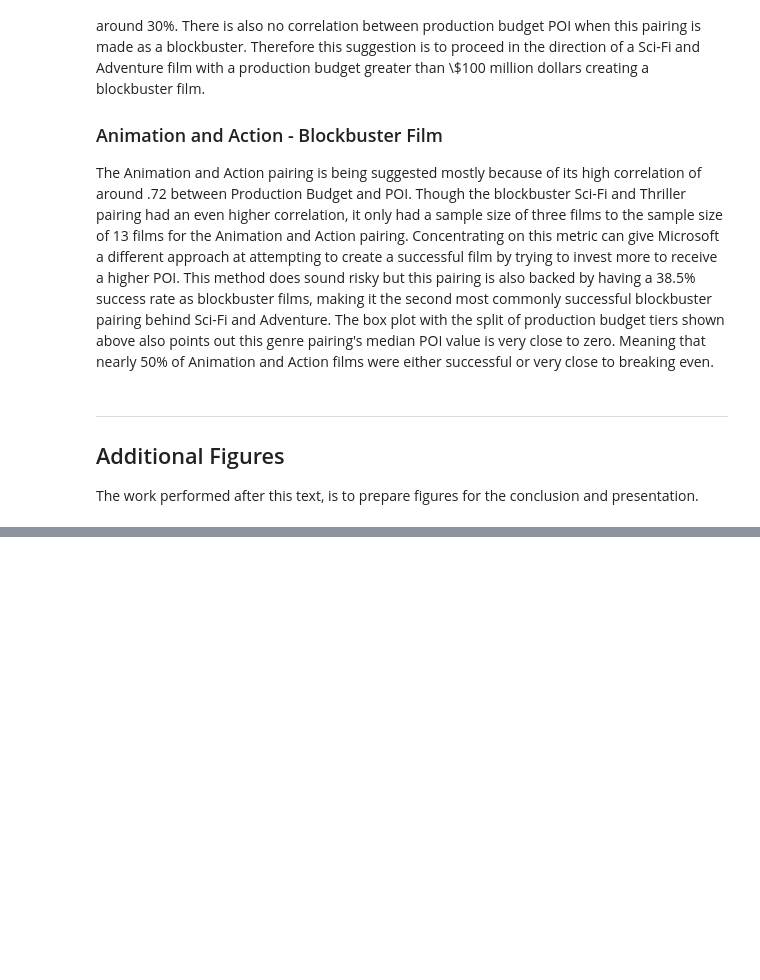
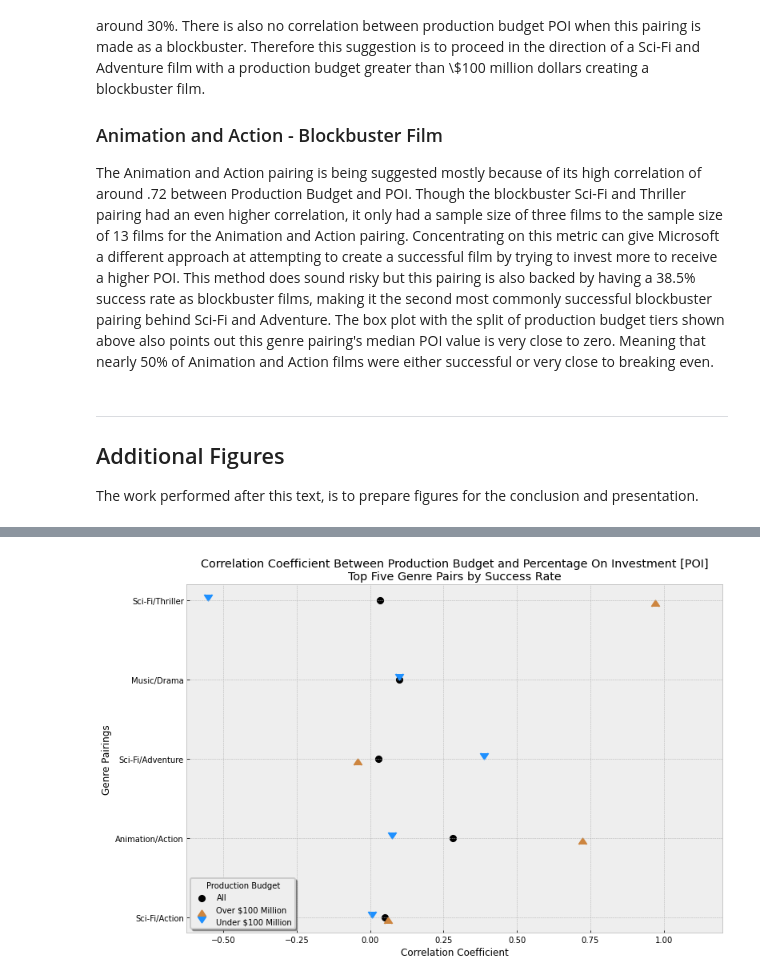
Before and after one commit to cschneck7/phase-1-project, a Jupyter notebook: index.ipynb, the cells around one changed output, grey strips where cells are left out. Cells and saved outputs as stored; diff of their text form; code cells hidden in the pictures; blank space fills up the shorter version.

```diff
--- a/index.ipynb
+++ b/index.ipynb
@@ -1266,39 +1749,41 @@ tier.
 '''
 
 #Groups correlation coef by groups above and below $100 million production budget
-df_PBt_corr_coef = df_top10_gt30milPB.groupby(['genre_pairing', 'pb_100mil'])\
+df_PBt_corr_coef = df_top5_gt30milPB.groupby(['genre_pairing', 'pb_100mil'])\
     ['adj_POI', 'production_budget'].corr().unstack().iloc[:,1]
 # Resets index
 df_PBt_corr_coef = df_PBt_corr_coef.reset_index()
 # Drops multi-index
 df_PBt_corr_coef = df_PBt_corr_coef.droplevel(level=1, axis=1)
 # Renames column to appropriate name
 df_PBt_corr_coef.rename(columns={'adj_POI': 'pb_POI_corr_coef'}, inplace=True)
 
 # Seperates the data into to seperate dataframe for over and under $100 million prod. budget
 df_PBt_corr_coef_over = df_PBt_corr_coef[df_PBt_corr_coef['pb_100mil'] == 'Over']
 df_PBt_corr_coef_under = df_PBt_corr_coef[df_PBt_corr_coef['pb_100mil'] == 'Under']
 
 # Creates plot for three sets of data
 fig, ax = plt.subplots(figsize=(12,8))
 
-sns.scatterplot(x=df_top10.prod_budget_POI_corr, y=df_top10.genre, label='All',
+sns.scatterplot(x=df_top5.prod_budget_POI_corr, y=df_top5.genre, label='All',
                      color='k', ax=ax, s=100);
 ax.scatter(x=df_PBt_corr_coef_over.pb_POI_corr_coef,
            y=df_PBt_corr_coef_over.genre_pairing, marker=6, color='peru',
            label='Over $100 Million', s=100);
 ax.scatter(x=df_PBt_corr_coef_under.pb_POI_corr_coef,
            y=df_PBt_corr_coef_under.genre_pairing, marker=7, color='dodgerblue',
            label='Under $100 Million', s=100);
 ax.set_xlim(-.625,1.2)
-ax.set_title('Correlation Coefficient Between Production Budget and POI\n\
-Top Ten Genre Pairs by Success Rate')
+ax.set_title('Correlation Coefficient Between Production Budget and Percentage On Investment [POI]\n\
+Top Five Genre Pairs by Success Rate')
 ax.set_xlabel('Correlation Coefficient')
 ax.set_ylabel('Genre Pairings')
 leg = ax.legend(title='Production Budget', shadow=True);
 leg.get_frame().set_linewidth(2)
 
-# fig.savefig('images/figures/Corr_Coef_Scatter_Plot.png', dpi=100)
+# fig.savefig('images/figures/Corr_Coef_Scatter_Plot_Top5.png', dpi=100)
+# %% [output]
+[figure, added]
 # %%
 '''
 Creates bar plot comparing success rates of genre pairing split into groups
```
Also changed, not shown: parts of 66 cells of this notebook, 8 other files.
